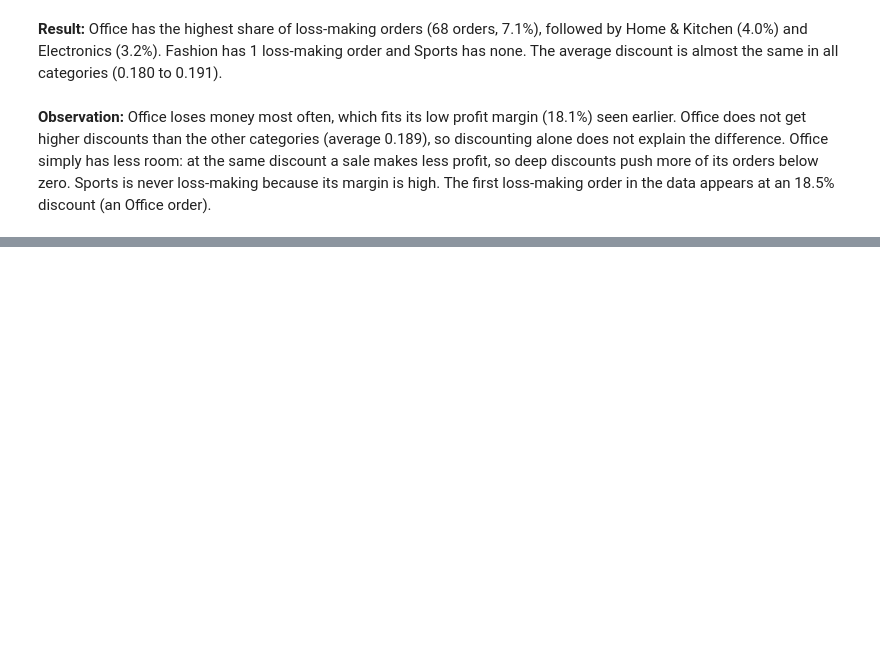
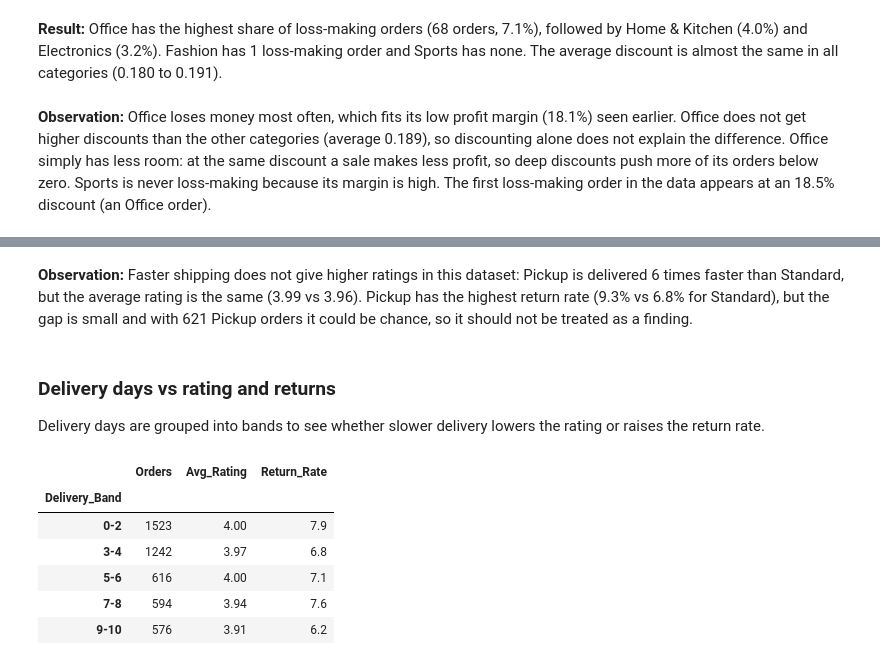
Before and after one commit to ariful3551/Ecommerce-Orders-Analysis, a Jupyter notebook: notebooks/03_eda_visualization.ipynb, the cells around one changed output, grey strips where cells are left out. Cells and saved outputs as stored; diff of their text form; code cells hidden in the pictures; blank space fills up the shorter version.

```diff
--- a/notebooks/03_eda_visualization.ipynb
+++ b/notebooks/03_eda_visualization.ipynb
@@ -418,0 +464,27 @@ loss_by_cat.sort_values("Loss_Pct", ascending=False).round({"Avg_Discount": 3, "
+# %% [markdown]
+**Observation:** Faster shipping does not give higher ratings in this dataset: Pickup is delivered 6 times faster than Standard, but the average rating is the same (3.99 vs 3.96). Pickup has the highest return rate (9.3% vs 6.8% for Standard), but the gap is small and with 621 Pickup orders it could be chance, so it should not be treated as a finding.
+# %% [markdown]
+### Delivery days vs rating and returns
+Delivery days are grouped into bands to see whether slower delivery lowers the rating or raises the return rate.
+# %%
+sales_df["Delivery_Band"] = pd.cut(
+    sales_df["Delivery_Days"].astype("float"),
+    bins=[-1, 2, 4, 6, 8, 10],
+    labels=["0-2", "3-4", "5-6", "7-8", "9-10"],
+)
+
+delivery = sales_df.groupby("Delivery_Band", observed=True).agg(
+    Orders=("Order_ID", "count"),
+    Avg_Rating=("Customer_Rating", "mean"),
+    Return_Rate=("Returned", "mean"),
+)
+delivery["Return_Rate"] = delivery["Return_Rate"] * 100
+delivery.round({"Avg_Rating": 2, "Return_Rate": 1})
+# %% [output]
+|  | Orders | Avg_Rating | Return_Rate |
+| Delivery_Band |  |  |  |
+| 0-2 | 1523 | 4.00 | 7.9 |
+| 3-4 | 1242 | 3.97 | 6.8 |
+| 5-6 | 616 | 4.00 | 7.1 |
+| 7-8 | 594 | 3.94 | 7.6 |
+| 9-10 | 576 | 3.91 | 6.2 |
```
Also changed, not shown: parts of 11 cells of this notebook, 1 other file.
